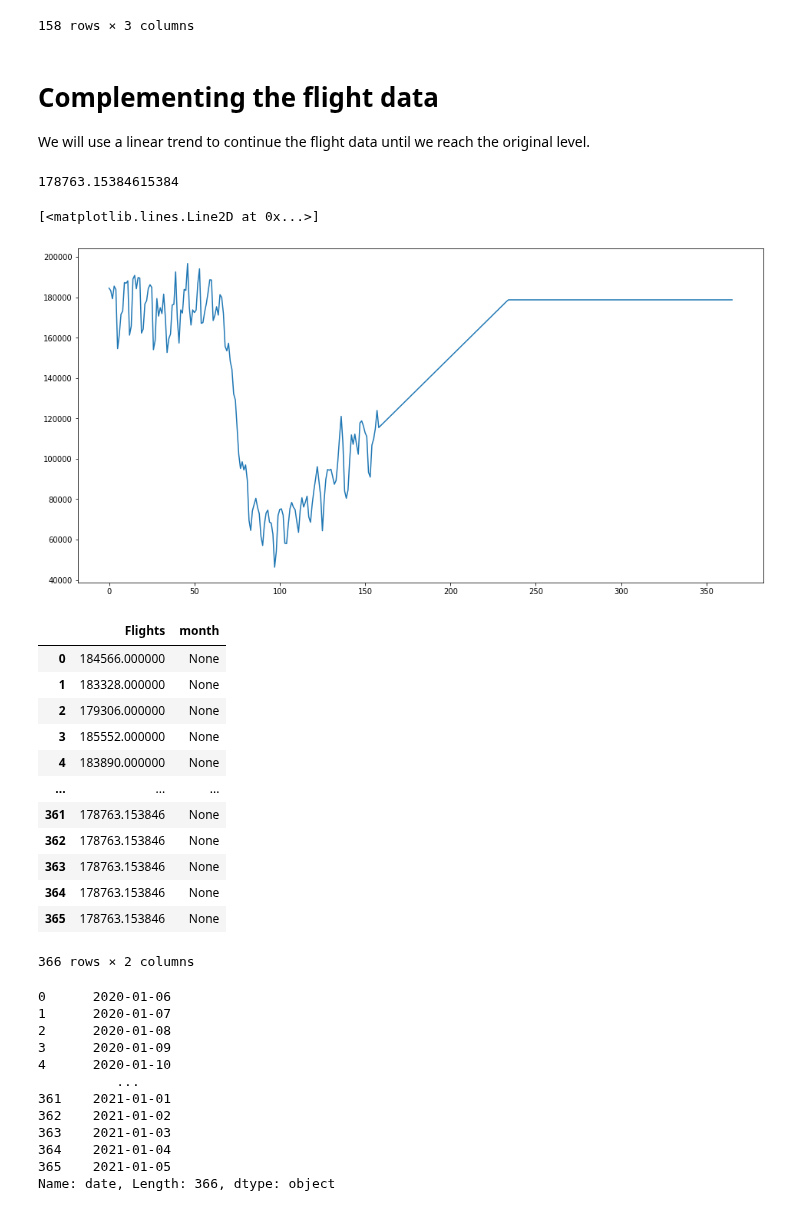
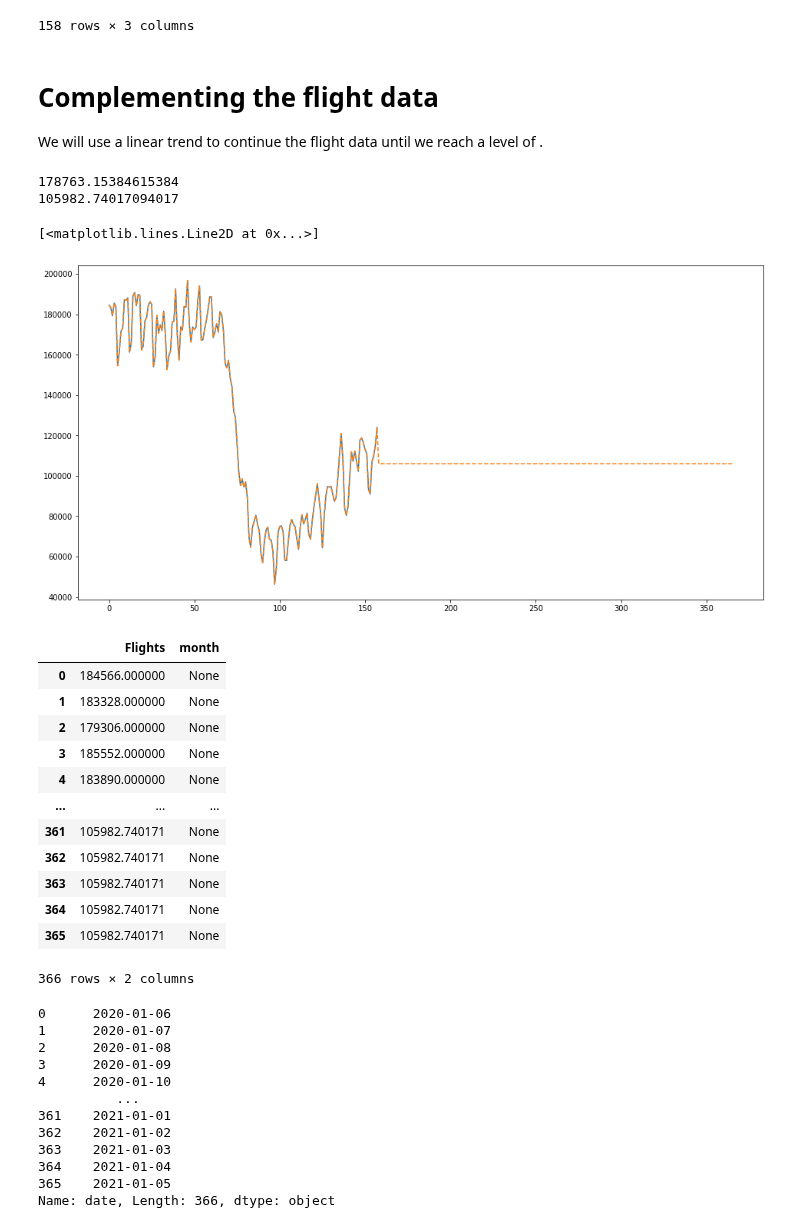
Before and after one commit to Rlamboll/modify_COVID19_netCDF_Emissions, a Jupyter notebook: calculations/COVID-19_aviation_emissions.ipynb, the cells around one changed output. Cells and saved outputs as stored; diff of their text form; code cells hidden in the pictures.

Commit message:
Add easy way to change the month limit of long-term trend

```diff
--- a/calculations/COVID-19_aviation_emissions.ipynb
+++ b/calculations/COVID-19_aviation_emissions.ipynb
@@ -19,7 +19,10 @@ input_folder = "../input/"
 output_folder = "../output/aviation/"
 nox_input = "NOx-em-AIR-anthro_input4MIPs_emissions_ScenarioMIP_IAMC-MESSAGE-GLOBIOM-ssp245-1-1_gn_201501-210012.nc"
 input_flights = "total-number-of-flights.csv"
-scenario_string = "_flightrad.nc"
+
+month_plat = "04"
+
+scenario_string = "_flightrad_mp{}.nc".format(month_plat)
 
 def convert_years_to_days(year):
     return (year - 2015) * 365
@@ -66,27 +69,33 @@ flights_change
 158 rows × 3 columns
 # %% [markdown]
 # Complementing the flight data
-We will use a linear trend to continue the flight data until we reach the original level.
+We will use a linear trend to continue the flight data until we reach a level of .
 # %%
 flights0 = np.mean(flights_change["Number of flights"].loc[[date[3:5] == "01" for date in flights_change["DateTime"]]])
+flightsplat = flights0 - 2 / 3 * (flights0 - np.mean(
+        flights_change["Number of flights"].loc[[date[3:5] == month_plat for date in flights_change["DateTime"]]]
+    )
+)
 start_fit = 120
 fit = np.polyfit(range(len(flights_change["Number of flights"]))[start_fit:], flights_change["Number of flights"][start_fit:], 1)
 xs = range(start_fit, 366)
 fitted_trend = np.poly1d(fit)(xs)
-flights0
+print(flights0)
+print(flightsplat)
 # %% [output]
 178763.15384615384
+105982.74017094017
 # %%
 flights_list = list(flights_change["Number of flights"][:]) + [
-    min(np.poly1d(fit)(x), flights0) for x in range(len(flights_change["Number of flights"][:]), 366)
+    min(np.poly1d(fit)(x), flightsplat) for x in range(len(flights_change["Number of flights"][:]), 366)
 ]
 # %%
 plt.figure(figsize=(16, 8))
-plt.plot()
-plt.plot(range(366), flights_list)
+plt.plot(range(len(flights_change["Number of flights"])), flights_change["Number of flights"])
+plt.plot(range(366), flights_list, linestyle="--")
 # %% [output]
 [<matplotlib.lines.Line2D at 0x...>]
-[figure, old version]
+[figure, new version]
 # %%
 flights = pd.DataFrame({"Flights": flights_list, "month": None})
 # %%
@@ -99,11 +108,11 @@ flights
 | 3 | 185552.000000 | None |
 | 4 | 183890.000000 | None |
 | ... | ... | ... |
-| 361 | 178763.153846 | None |
-| 362 | 178763.153846 | None |
-| 363 | 178763.153846 | None |
-| 364 | 178763.153846 | None |
-| 365 | 178763.153846 | None |
+| 361 | 105982.740171 | None |
+| 362 | 105982.740171 | None |
+| 363 | 105982.740171 | None |
+| 364 | 105982.740171 | None |
+| 365 | 105982.740171 | None |
 366 rows × 2 columns
 # %%
 flights["date"] = [date(year = 2020, month = 1, day =6) + timedelta(days=i) for i in flights.index]
```
Also changed, not shown: parts of 9 cells of this notebook.
